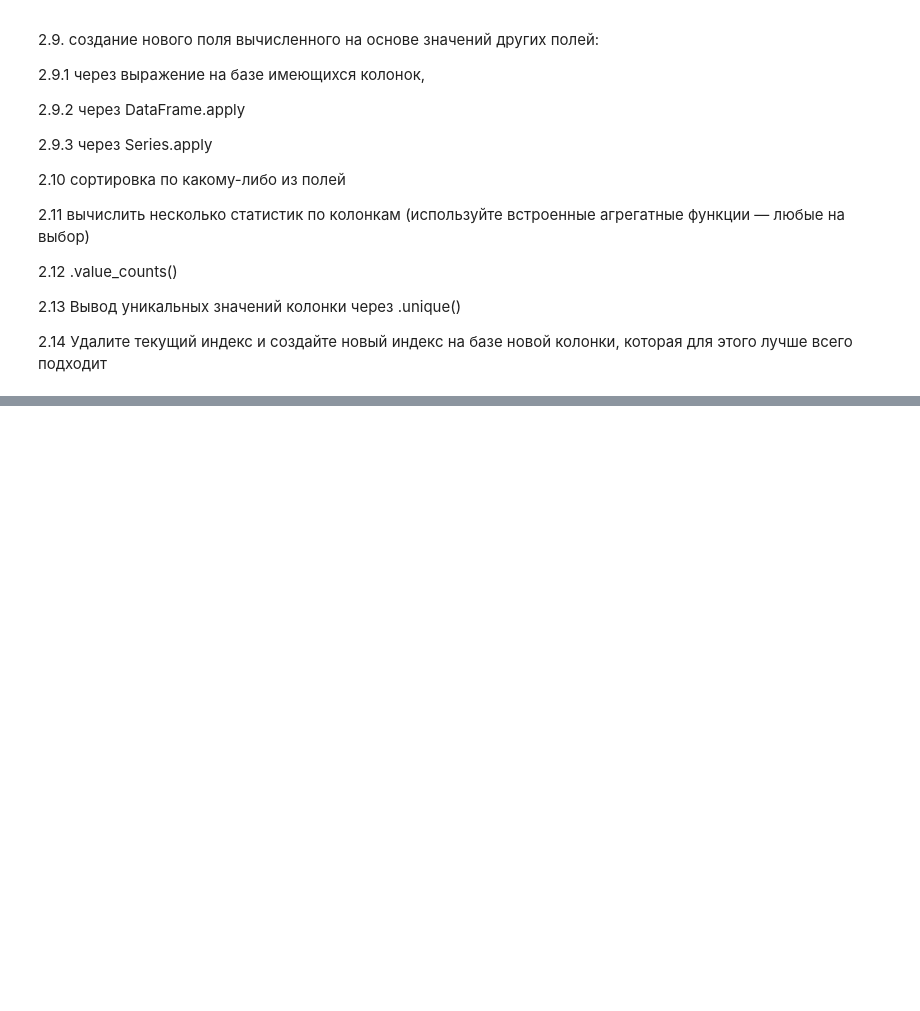
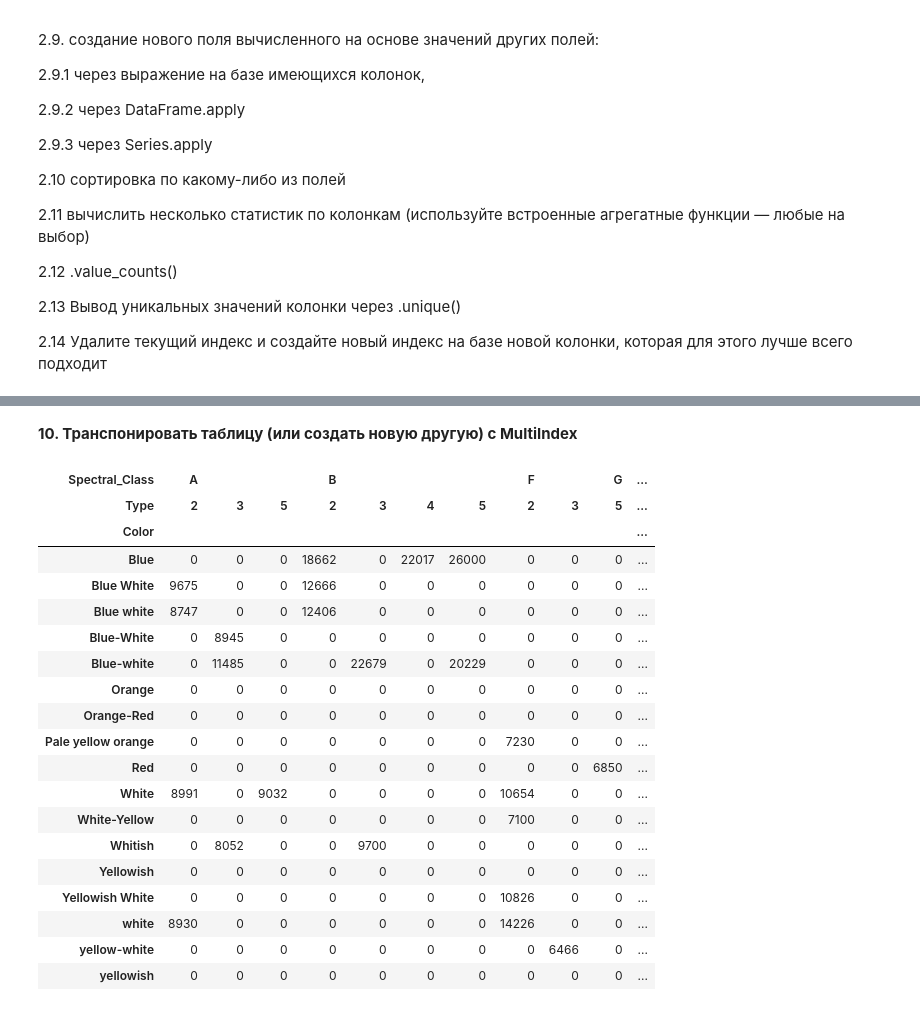
Before and after one commit to Dark-MonkGI/Data_Analysis_Tools_SAMARA_UNIVERSITY, a Jupyter notebook: 1. Pandas/DAT_6131-010402D_Griaznov_I_LW1.ipynb, the cells around one changed output, grey strips where cells are left out. Cells and saved outputs as stored; diff of their text form; code cells hidden in the pictures; blank space fills up the shorter version.

```diff
--- a/1. Pandas/DAT_6131-010402D_Griaznov_I_LW1.ipynb
+++ b/1. Pandas/DAT_6131-010402D_Griaznov_I_LW1.ipynb
@@ -80,0 +209,5 @@ https://pbpython.com/pandas-pivot-table-explained.html
+# %%
+# 2.9.2 через DataFrame.apply
+
+df['TemperatureF']=df.apply(lambda x: x['TemperatureC']*9/5+32, axis=1) # Применение к PandasFrame
+df.head()
@@ -80,0 +221,4 @@ https://pbpython.com/pandas-pivot-table-explained.html
+# %%
+# 2.9.3 через Series.apply
+df['A_M_type'] = df['A_M'].apply(lambda x: 'small' if x < 4 else 'big' ) # Применение к PandasSeries
+df.head()
@@ -80,0 +305,4 @@ https://pbpython.com/pandas-pivot-table-explained.html
+# %%
+# 2.14 Удалите текущий индекс и создайте новый индекс на базе новой колонки, которая для этого лучше всего подходит
+df_new_index = df.set_index('L')
+df_new_index
@@ -80,0 +414,3 @@ https://pbpython.com/pandas-pivot-table-explained.html
+# %%
+df2 = df.pivot_table(index = ['Spectral_Class', 'Type'], columns = 'Color', values = 'Temperature').fillna(0).astype(int)
+df2
@@ -80,0 +459,25 @@ https://pbpython.com/pandas-pivot-table-explained.html
+# %% [markdown]
+**10. Транспонировать таблицу (или создать новую другую) с MultiIndex**
+# %%
+df2.transpose()
+# %% [output]
+| Spectral_Class | A |  |  | B |  |  |  | F |  | G | ... |
+| Type | 2 | 3 | 5 | 2 | 3 | 4 | 5 | 2 | 3 | 5 | ... |
+| Color |  |  |  |  |  |  |  |  |  |  | ... |
+| Blue | 0 | 0 | 0 | 18662 | 0 | 22017 | 26000 | 0 | 0 | 0 | ... |
+| Blue White | 9675 | 0 | 0 | 12666 | 0 | 0 | 0 | 0 | 0 | 0 | ... |
+| Blue white | 8747 | 0 | 0 | 12406 | 0 | 0 | 0 | 0 | 0 | 0 | ... |
+| Blue-White | 0 | 8945 | 0 | 0 | 0 | 0 | 0 | 0 | 0 | 0 | ... |
+| Blue-white | 0 | 11485 | 0 | 0 | 22679 | 0 | 20229 | 0 | 0 | 0 | ... |
+| Orange | 0 | 0 | 0 | 0 | 0 | 0 | 0 | 0 | 0 | 0 | ... |
+| Orange-Red | 0 | 0 | 0 | 0 | 0 | 0 | 0 | 0 | 0 | 0 | ... |
+| Pale yellow orange | 0 | 0 | 0 | 0 | 0 | 0 | 0 | 7230 | 0 | 0 | ... |
+| Red | 0 | 0 | 0 | 0 | 0 | 0 | 0 | 0 | 0 | 6850 | ... |
+| White | 8991 | 0 | 9032 | 0 | 0 | 0 | 0 | 10654 | 0 | 0 | ... |
+| White-Yellow | 0 | 0 | 0 | 0 | 0 | 0 | 0 | 7100 | 0 | 0 | ... |
+| Whitish | 0 | 8052 | 0 | 0 | 9700 | 0 | 0 | 0 | 0 | 0 | ... |
+| Yellowish | 0 | 0 | 0 | 0 | 0 | 0 | 0 | 0 | 0 | 0 | ... |
+| Yellowish White | 0 | 0 | 0 | 0 | 0 | 0 | 0 | 10826 | 0 | 0 | ... |
+| white | 8930 | 0 | 0 | 0 | 0 | 0 | 0 | 14226 | 0 | 0 | ... |
+| yellow-white | 0 | 0 | 0 | 0 | 0 | 0 | 0 | 0 | 6466 | 0 | ... |
+| yellowish | 0 | 0 | 0 | 0 | 0 | 0 | 0 | 0 | 0 | 0 | ... |
```
Also changed, not shown: parts of 60 cells of this notebook, 1 other file.
